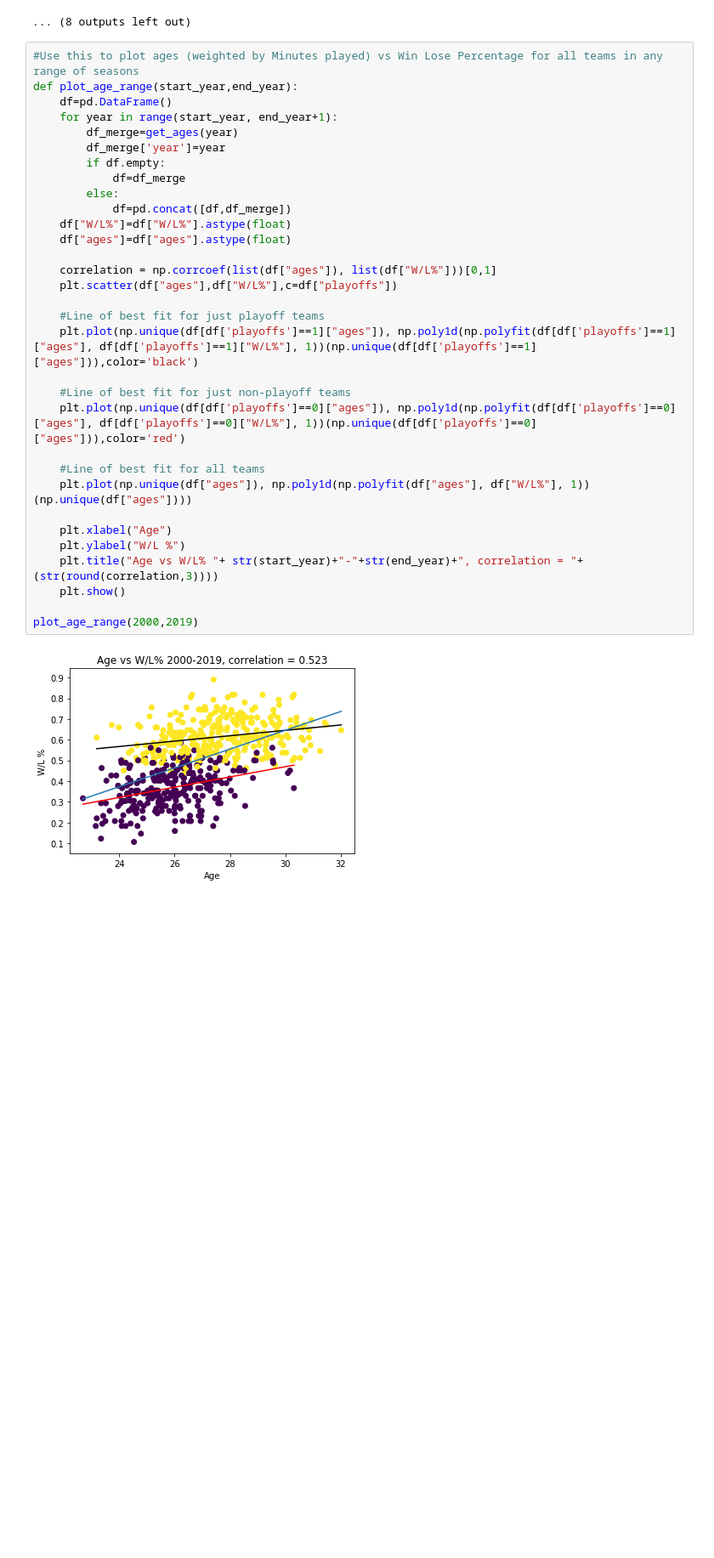
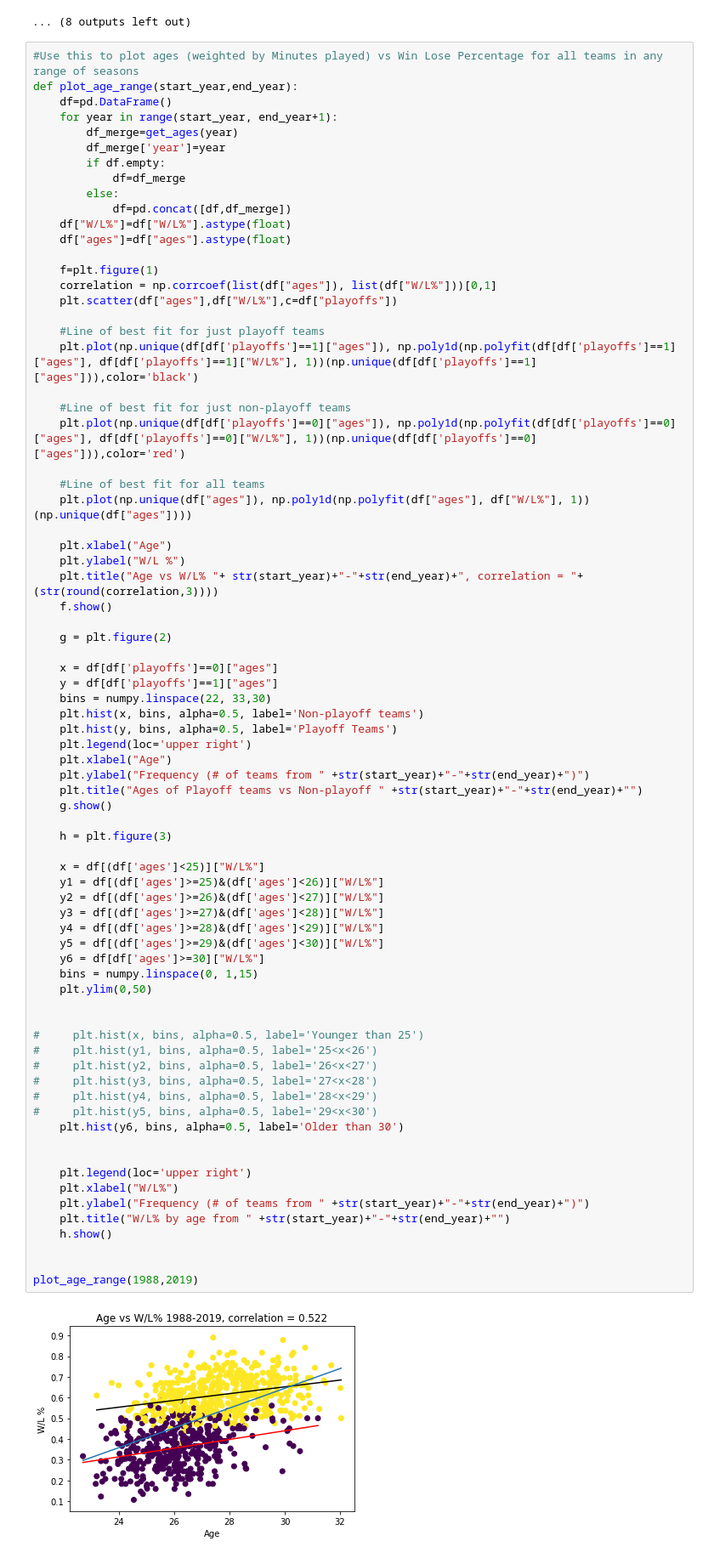
Before and after one commit to yoelferd/NBA-analytics, a Jupyter notebook: Age x MP vs WL.ipynb, the cells around one changed output. Shown at 85% size. Drawn from its saved outputs; the diff is of its cells as text; blank space fills up the shorter version.

```diff
--- a/Age x MP vs WL.ipynb
+++ b/Age x MP vs WL.ipynb
@@ -188,33 +189,76 @@ for year in range(2000,2020):
 #Use this to plot ages (weighted by Minutes played) vs Win Lose Percentage for all teams in any range of seasons
 def plot_age_range(start_year,end_year):
     df=pd.DataFrame()
     for year in range(start_year, end_year+1):
         df_merge=get_ages(year)
         df_merge['year']=year
         if df.empty:
             df=df_merge
         else:
             df=pd.concat([df,df_merge])
     df["W/L%"]=df["W/L%"].astype(float)
     df["ages"]=df["ages"].astype(float)
 
+    f=plt.figure(1)
     correlation = np.corrcoef(list(df["ages"]), list(df["W/L%"]))[0,1]
     plt.scatter(df["ages"],df["W/L%"],c=df["playoffs"])
 
     #Line of best fit for just playoff teams
     plt.plot(np.unique(df[df['playoffs']==1]["ages"]), np.poly1d(np.polyfit(df[df['playoffs']==1]["ages"], df[df['playoffs']==1]["W/L%"], 1))(np.unique(df[df['playoffs']==1]["ages"])),color='black')
 
     #Line of best fit for just non-playoff teams
     plt.plot(np.unique(df[df['playoffs']==0]["ages"]), np.poly1d(np.polyfit(df[df['playoffs']==0]["ages"], df[df['playoffs']==0]["W/L%"], 1))(np.unique(df[df['playoffs']==0]["ages"])),color='red')
 
     #Line of best fit for all teams
     plt.plot(np.unique(df["ages"]), np.poly1d(np.polyfit(df["ages"], df["W/L%"], 1))(np.unique(df["ages"])))
 
     plt.xlabel("Age")
     plt.ylabel("W/L %")
     plt.title("Age vs W/L% "+ str(start_year)+"-"+str(end_year)+", correlation = "+(str(round(correlation,3))))
-    plt.show()
+    f.show()
 
-plot_age_range(2000,2019)
+    g = plt.figure(2)
+
+    x = df[df['playoffs']==0]["ages"]
+    y = df[df['playoffs']==1]["ages"]
+    bins = numpy.linspace(22, 33,30)
+    plt.hist(x, bins, alpha=0.5, label='Non-playoff teams')
+    plt.hist(y, bins, alpha=0.5, label='Playoff Teams')
+    plt.legend(loc='upper right')
+    plt.xlabel("Age")
+    plt.ylabel("Frequency (# of teams from " +str(start_year)+"-"+str(end_year)+")")
+    plt.title("Ages of Playoff teams vs Non-playoff " +str(start_year)+"-"+str(end_year)+"")
+    g.show()
+
+    h = plt.figure(3)
+
+    x = df[(df['ages']<25)]["W/L%"]
+    y1 = df[(df['ages']>=25)&(df['ages']<26)]["W/L%"]
+    y2 = df[(df['ages']>=26)&(df['ages']<27)]["W/L%"]
+    y3 = df[(df['ages']>=27)&(df['ages']<28)]["W/L%"]
+    y4 = df[(df['ages']>=28)&(df['ages']<29)]["W/L%"]
+    y5 = df[(df['ages']>=29)&(df['ages']<30)]["W/L%"]
+    y6 = df[df['ages']>=30]["W/L%"]
+    bins = numpy.linspace(0, 1,15)
+    plt.ylim(0,50)
+
+
+#     plt.hist(x, bins, alpha=0.5, label='Younger than 25')
+#     plt.hist(y1, bins, alpha=0.5, label='25<x<26')
+#     plt.hist(y2, bins, alpha=0.5, label='26<x<27')
+#     plt.hist(y3, bins, alpha=0.5, label='27<x<28')
+#     plt.hist(y4, bins, alpha=0.5, label='28<x<29')
+#     plt.hist(y5, bins, alpha=0.5, label='29<x<30')
+    plt.hist(y6, bins, alpha=0.5, label='Older than 30')
+
+
+    plt.legend(loc='upper right')
+    plt.xlabel("W/L%")
+    plt.ylabel("Frequency (# of teams from " +str(start_year)+"-"+str(end_year)+")")
+    plt.title("W/L% by age from " +str(start_year)+"-"+str(end_year)+"")
+    h.show()
+
+
+plot_age_range(1988,2019)
 # %% [output]
-[figure, old version]
+[figure, new version]
```
Also changed, not shown: parts of 2 cells of this notebook.
